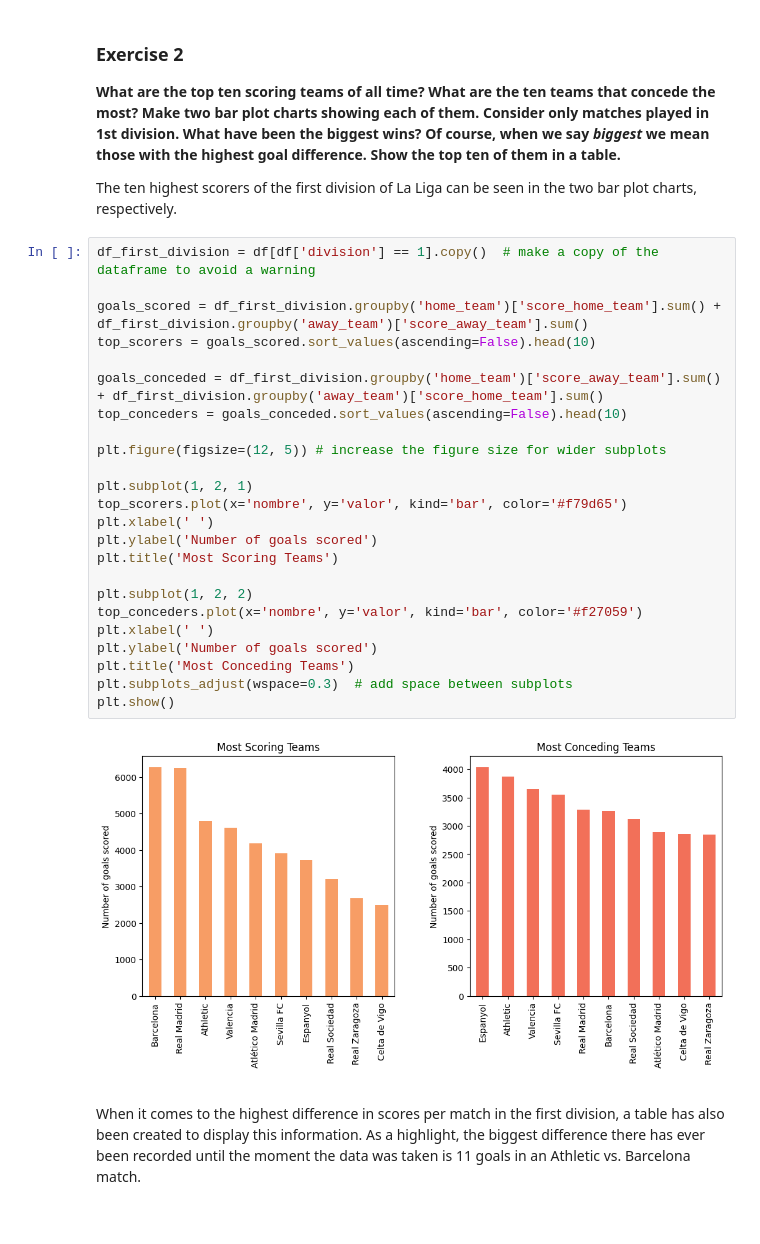
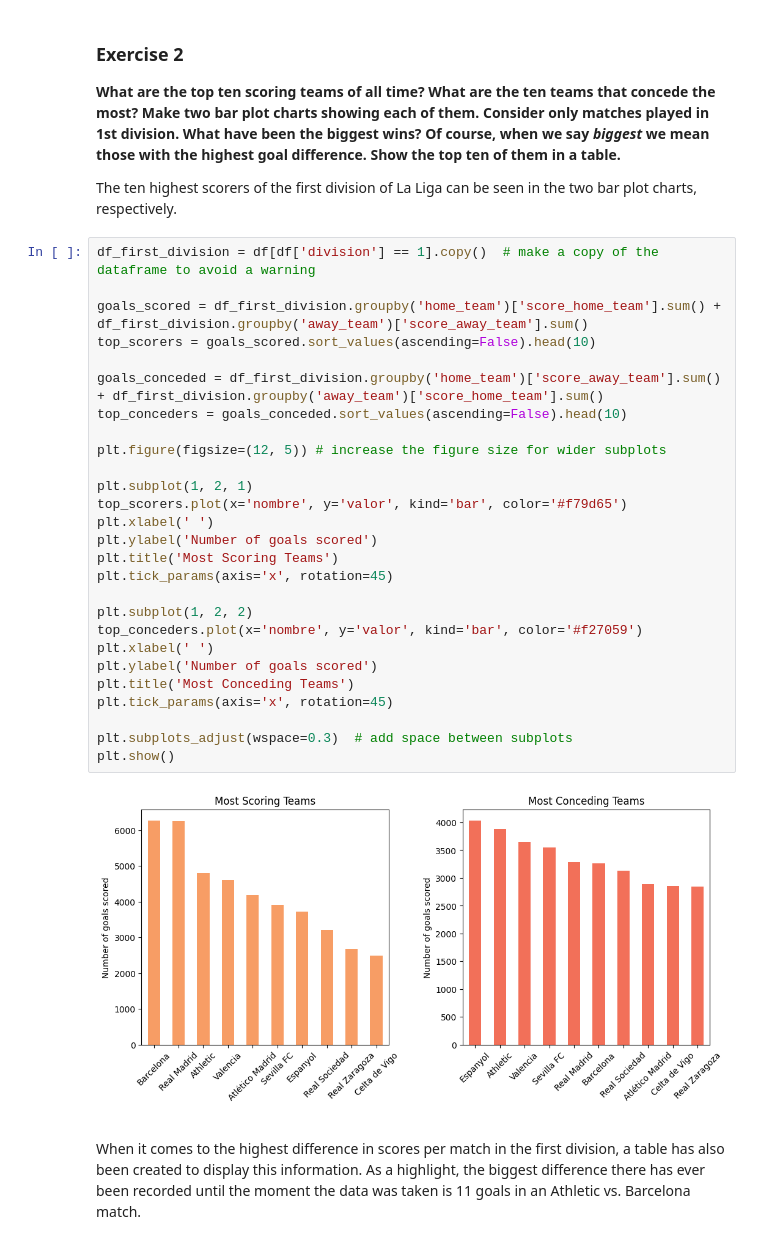
Before and after one commit to coders-unidas/la-quiniela, a Jupyter notebook: analysis/data_analysis.ipynb, the cells around one changed output. Saved outputs shown, nothing was run; the diff lists cells and outputs as text.

```diff
--- a/analysis/data_analysis.ipynb
+++ b/analysis/data_analysis.ipynb
@@ -52,29 +52,32 @@ The ten highest scorers of the first division of La Liga can be seen in the two
 # %%
 df_first_division = df[df['division'] == 1].copy()  # make a copy of the dataframe to avoid a warning
 
 goals_scored = df_first_division.groupby('home_team')['score_home_team'].sum() + df_first_division.groupby('away_team')['score_away_team'].sum()
 top_scorers = goals_scored.sort_values(ascending=False).head(10)
 
 goals_conceded = df_first_division.groupby('home_team')['score_away_team'].sum() + df_first_division.groupby('away_team')['score_home_team'].sum()
 top_conceders = goals_conceded.sort_values(ascending=False).head(10)
 
 plt.figure(figsize=(12, 5)) # increase the figure size for wider subplots
 
 plt.subplot(1, 2, 1)
 top_scorers.plot(x='nombre', y='valor', kind='bar', color='#f79d65')
 plt.xlabel(' ')
 plt.ylabel('Number of goals scored')
 plt.title('Most Scoring Teams')
+plt.tick_params(axis='x', rotation=45)
 
 plt.subplot(1, 2, 2)
 top_conceders.plot(x='nombre', y='valor', kind='bar', color='#f27059')
 plt.xlabel(' ')
 plt.ylabel('Number of goals scored')
 plt.title('Most Conceding Teams')
+plt.tick_params(axis='x', rotation=45)
+
 plt.subplots_adjust(wspace=0.3)  # add space between subplots
 plt.show()
 # %% [output]
-[figure, old version]
+[figure, new version]
 # %% [markdown]
 When it comes to the highest difference in scores per match in the first division, a table has also been created to display this information. As a highlight, the biggest difference there has ever been recorded until the moment the data was taken is 11 goals in an Athletic vs. Barcelona match.
 # %%
```
Also changed, not shown: parts of 3 cells of this notebook.
